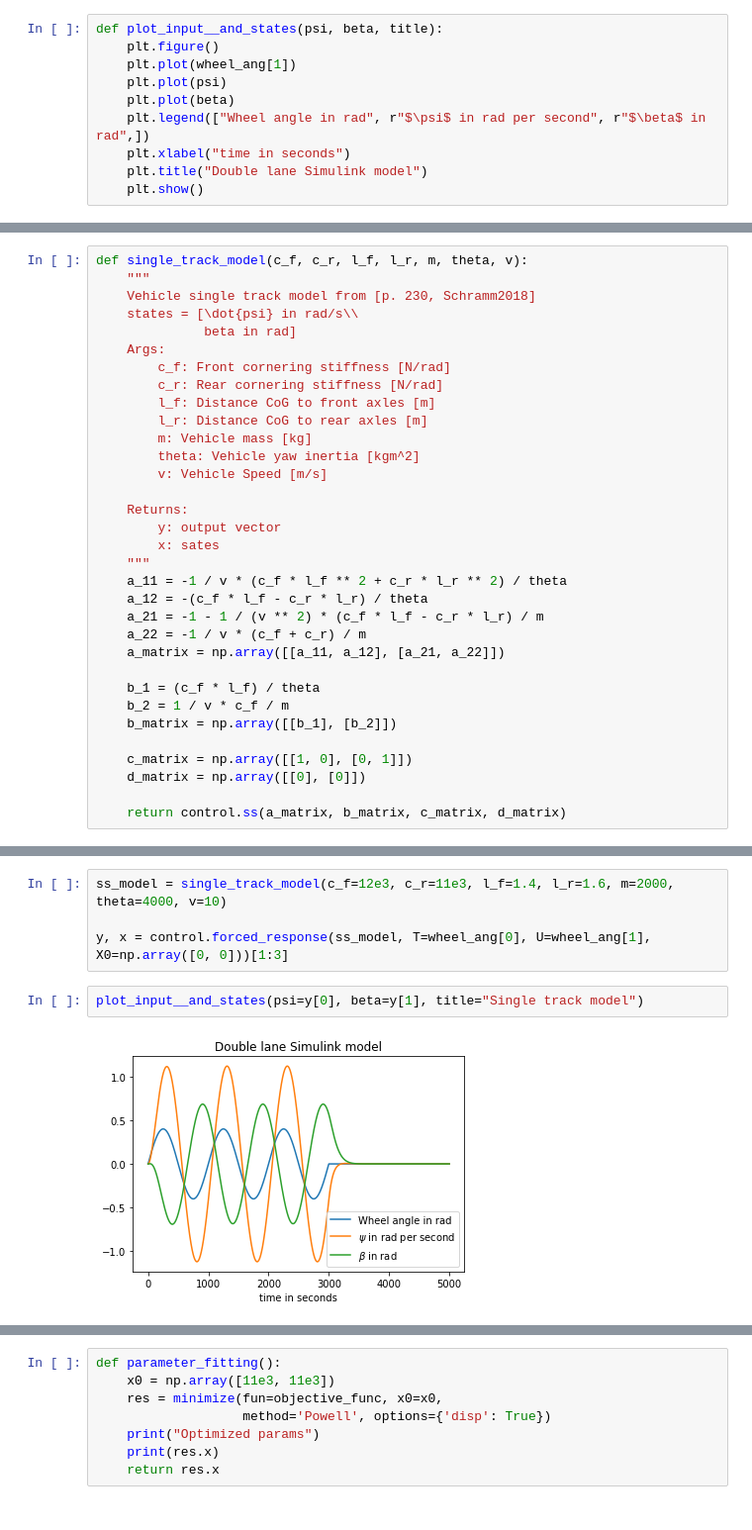
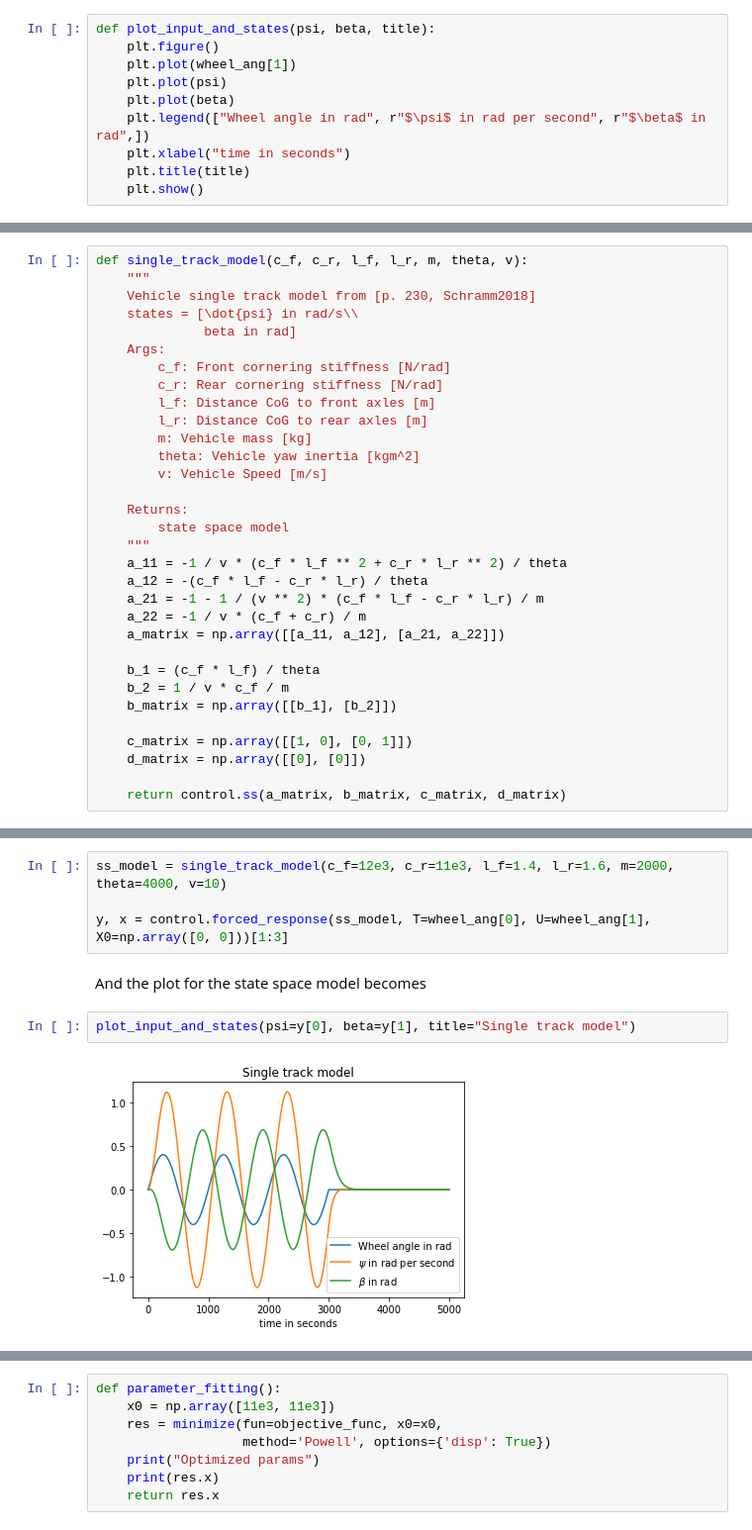
Before and after one commit to StephanRhode/py-algorithms-4-automotive-engineering, a Jupyter notebook: 04_mini-projects/01_vehicle-model-calibration.ipynb, the cells around one changed output, grey strips where cells are left out. Shown: that part at 99% size. Cells and saved outputs as stored; diff of their text form.

```diff
--- a/04_mini-projects/01_vehicle-model-calibration.ipynb
+++ b/04_mini-projects/01_vehicle-model-calibration.ipynb
@@ -50,10 +65,10 @@ psi = np.genfromtxt(find_csv('psi.csv'), delimiter=",")
 # %%
-def plot_input__and_states(psi, beta, title):
+def plot_input_and_states(psi, beta, title):
     plt.figure()
     plt.plot(wheel_ang[1])
     plt.plot(psi)
     plt.plot(beta)
     plt.legend(["Wheel angle in rad", r"$\psi$ in rad per second", r"$\beta$ in rad",])
     plt.xlabel("time in seconds")
-    plt.title("Double lane Simulink model")
+    plt.title(title)
     plt.show()
@@ -77,8 +100,7 @@ def single_track_model(c_f, c_r, l_f, l_r, m, theta, v):
         v: Vehicle Speed [m/s]
 
     Returns:
-        y: output vector
-        x: sates
+        state space model
     """
     a_11 = -1 / v * (c_f * l_f ** 2 + c_r * l_r ** 2) / theta
     a_12 = -(c_f * l_f - c_r * l_r) / theta
@@ -98,7 +122,9 @@ def single_track_model(c_f, c_r, l_f, l_r, m, theta, v):
 ss_model = single_track_model(c_f=12e3, c_r=11e3, l_f=1.4, l_r=1.6, m=2000, theta=4000, v=10)
 
 y, x = control.forced_response(ss_model, T=wheel_ang[0], U=wheel_ang[1], X0=np.array([0, 0]))[1:3]
+# %% [markdown]
+And the plot for the state space model becomes
 # %%
-plot_input__and_states(psi=y[0], beta=y[1], title="Single track model")
+plot_input_and_states(psi=y[0], beta=y[1], title="Single track model")
 # %% [output]
-[figure, old version]
+[figure, new version]
```
Also changed, not shown: parts of 27 cells of this notebook, 8 other files.
